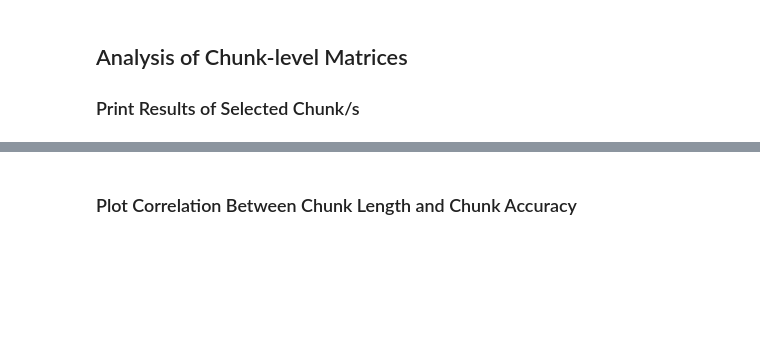
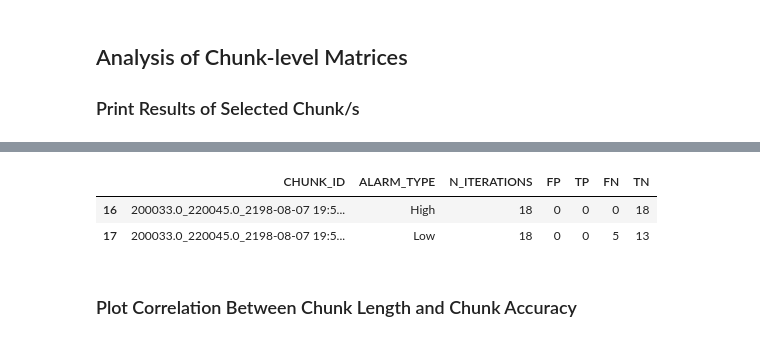
Before and after one commit to denise97/dhl2021, a Jupyter notebook: mimic_prediction_rnn/analysis_models_and_chunks.ipynb, the cells around one changed output, grey strips where cells are left out. Cells and saved outputs as stored; diff of their text form; code cells hidden in the pictures; blank space fills up the shorter version.

```diff
--- a/mimic_prediction_rnn/analysis_models_and_chunks.ipynb
+++ b/mimic_prediction_rnn/analysis_models_and_chunks.ipynb
@@ -270,8 +280,8 @@ chunks_matrix = pickle.load(chunks_matrix_f)
 chunks_matrix_f.close()
 
 # Show chunk-specific matrix
-#print(chunks_matrix)
+#display(chunks_matrix)
 
 # Show one chunk result
-print(chunks_matrix[chunks_matrix['CHUNK_ID'] == '200033.0_220045.0_2198-08-07 19:53:00'])
+display(chunks_matrix[chunks_matrix['CHUNK_ID'] == '200033.0_220045.0_2198-08-07 19:53:00'])
 # %% [output]
@@ -281,3 +288,6 @@ print(chunks_matrix[chunks_matrix['CHUNK_ID'] == '200033.0_220045.0_2198-08-07 1
+|  | CHUNK_ID | ALARM_TYPE | N_ITERATIONS | FP | TP | FN | TN |
+| 16 | 200033.0_220045.0_2198-08-07 19:5... | High | 18 | 0 | 0 | 0 | 18 |
+| 17 | 200033.0_220045.0_2198-08-07 19:5... | Low | 18 | 0 | 0 | 5 | 13 |
 # %% [markdown]
 ### Plot Correlation Between Chunk Length and Chunk Accuracy
 # %%
```
Also changed, not shown: parts of 3 cells of this notebook, 1 other file.
